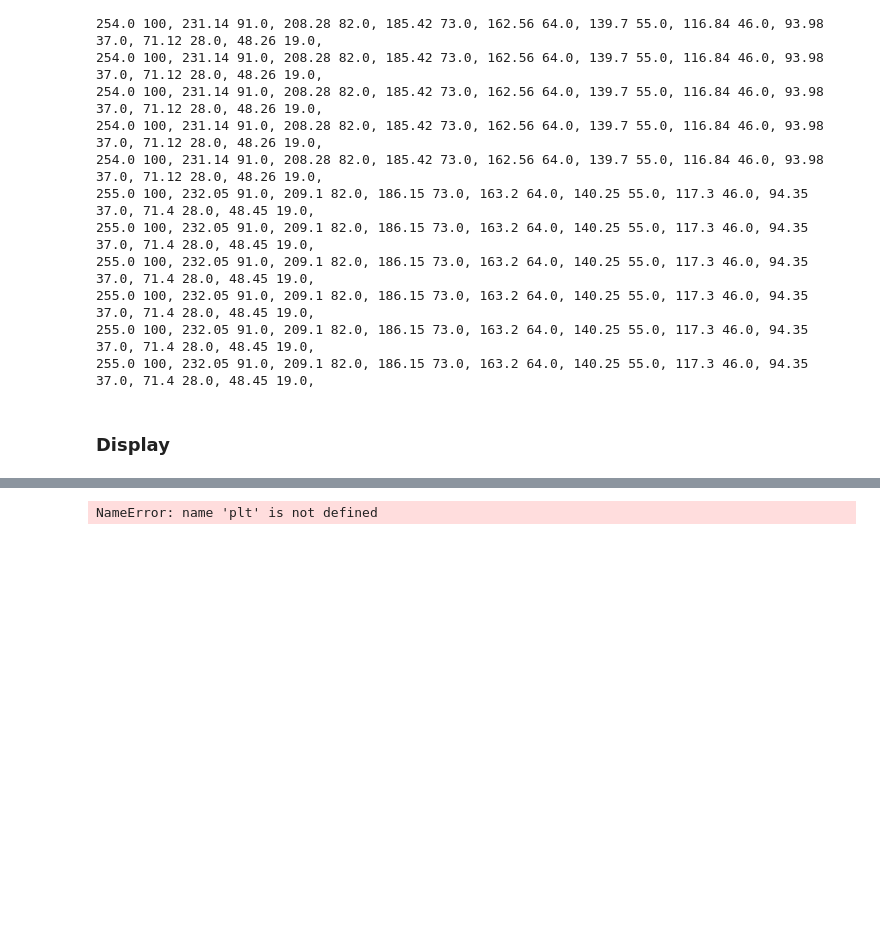
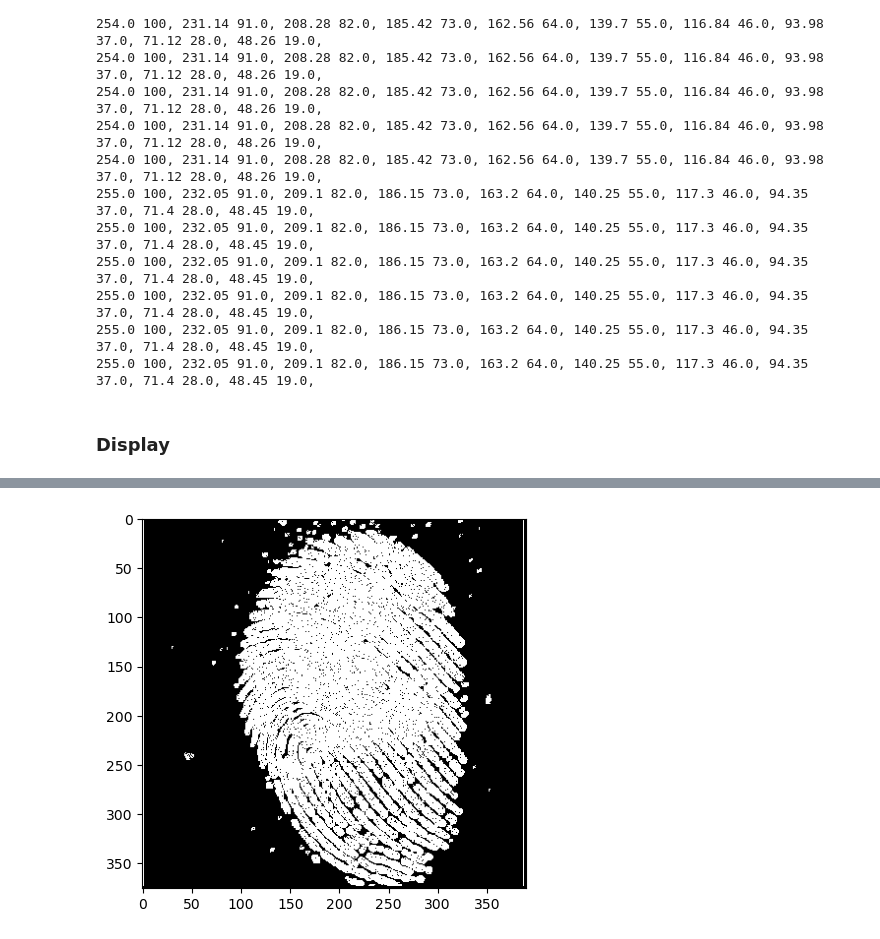
Before and after one commit to LukasSkaane/EdgeDetectionPaper, a Jupyter notebook: old_main.ipynb, the cells around one changed output, grey strips where cells are left out. Saved outputs shown, nothing was run; the diff lists cells and outputs as text; code cells hidden in the pictures; blank space fills up the shorter version.

```diff
--- a/old_main.ipynb
+++ b/old_main.ipynb
@@ -302,5 +298,5 @@ display_images(laplacian_th_images)
 # %%
-plt.imshow(laplacian_images['str:',0][5], cmap=color_map)
+plt.imshow(SF_th_images['str:',0][9], cmap=color_map)
 plt.show()
 # %% [output]
-NameError: name 'plt' is not defined
+[figure, added]
```
Also changed, not shown: parts of 3 cells of this notebook.
